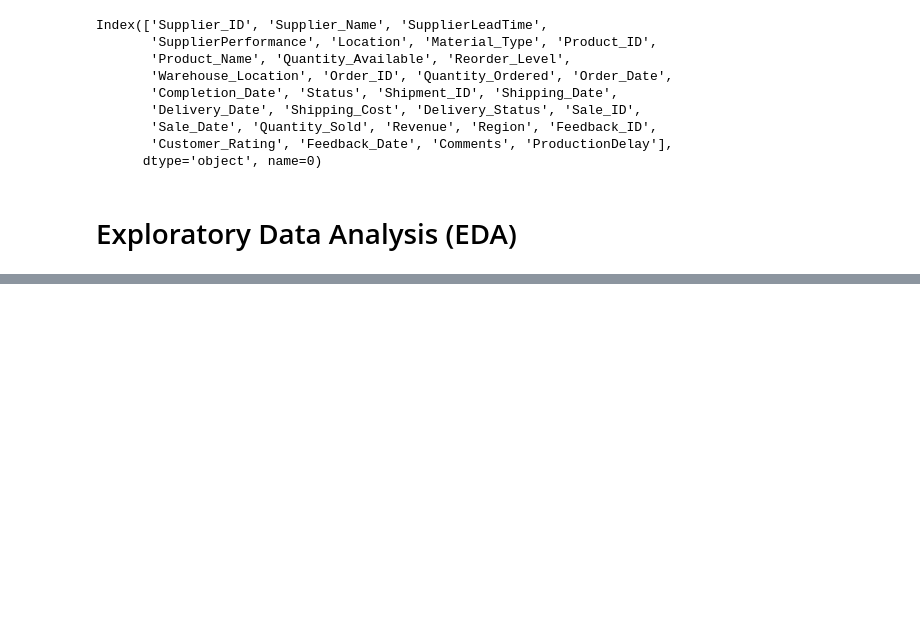
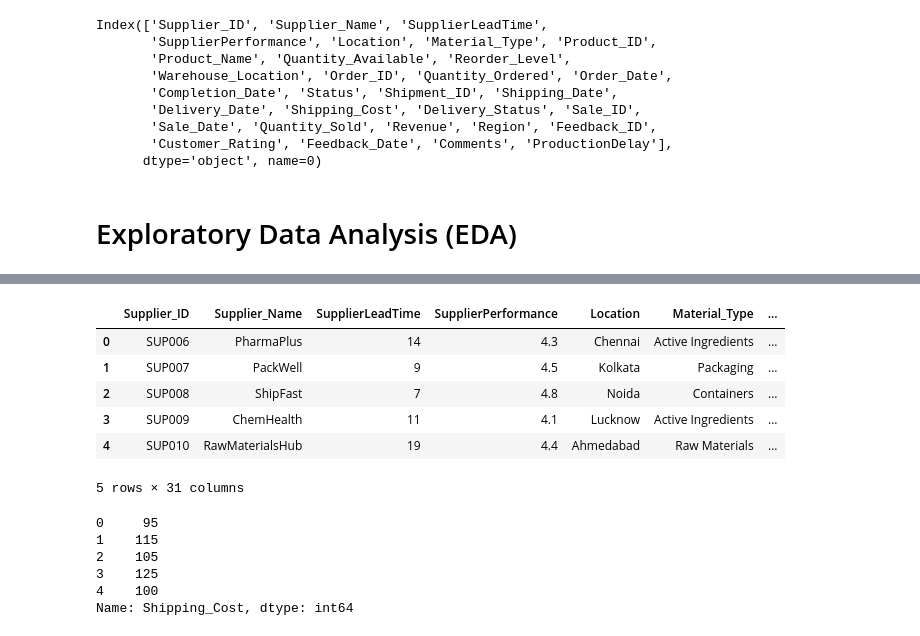
Before and after one commit to swaroop5454/Pharmaceutical-Supply-Chain-Optimization-Dashboard, a Jupyter notebook: Pharmaceutical Supply Chain Optimization.ipynb, the cells around one changed output, grey strips where cells are left out. Cells and saved outputs as stored; diff of their text form; code cells hidden in the pictures; blank space fills up the shorter version.

```diff
--- a/Pharmaceutical Supply Chain Optimization.ipynb
+++ b/Pharmaceutical Supply Chain Optimization.ipynb
@@ -194,0 +204,12 @@ df=final_dataset.copy()
+# %%
+# Remove special characters (e.g., commas or currency symbols)
+df['Revenue'] = df['Revenue'].str.replace(r'[^\d.]', '', regex=True)
+df['Shipping_Cost'] = df['Shipping_Cost'].str.replace(r'[^\d.]', '', regex=True)
+
+# Remove leading/trailing whitespace
+df['Revenue'] = df['Revenue'].str.strip()
+df['Shipping_Cost'] = df['Shipping_Cost'].str.strip()
+
+# # Convert to numeric
+# df['Revenue'] = pd.to_numeric(df['Revenue'], errors='coerce')
+# df['Shipping_Cost'] = pd.to_numeric(df['Shipping_Cost'], errors='coerce')
@@ -371,0 +423,19 @@ dtype: int64
+# %%
+df.head()
+# %% [output]
+|  | Supplier_ID | Supplier_Name | SupplierLeadTime | SupplierPerformance | Location | Material_Type | ... |
+| 0 | SUP006 | PharmaPlus | 14 | 4.3 | Chennai | Active Ingredients | ... |
+| 1 | SUP007 | PackWell | 9 | 4.5 | Kolkata | Packaging | ... |
+| 2 | SUP008 | ShipFast | 7 | 4.8 | Noida | Containers | ... |
+| 3 | SUP009 | ChemHealth | 11 | 4.1 | Lucknow | Active Ingredients | ... |
+| 4 | SUP010 | RawMaterialsHub | 19 | 4.4 | Ahmedabad | Raw Materials | ... |
+5 rows × 31 columns
+# %%
+df['Shipping_Cost'].head()
+# %% [output]
+0     95
+1    115
+2    105
+3    125
+4    100
+Name: Shipping_Cost, dtype: int64
```
Also changed, not shown: parts of 48 cells of this notebook.
